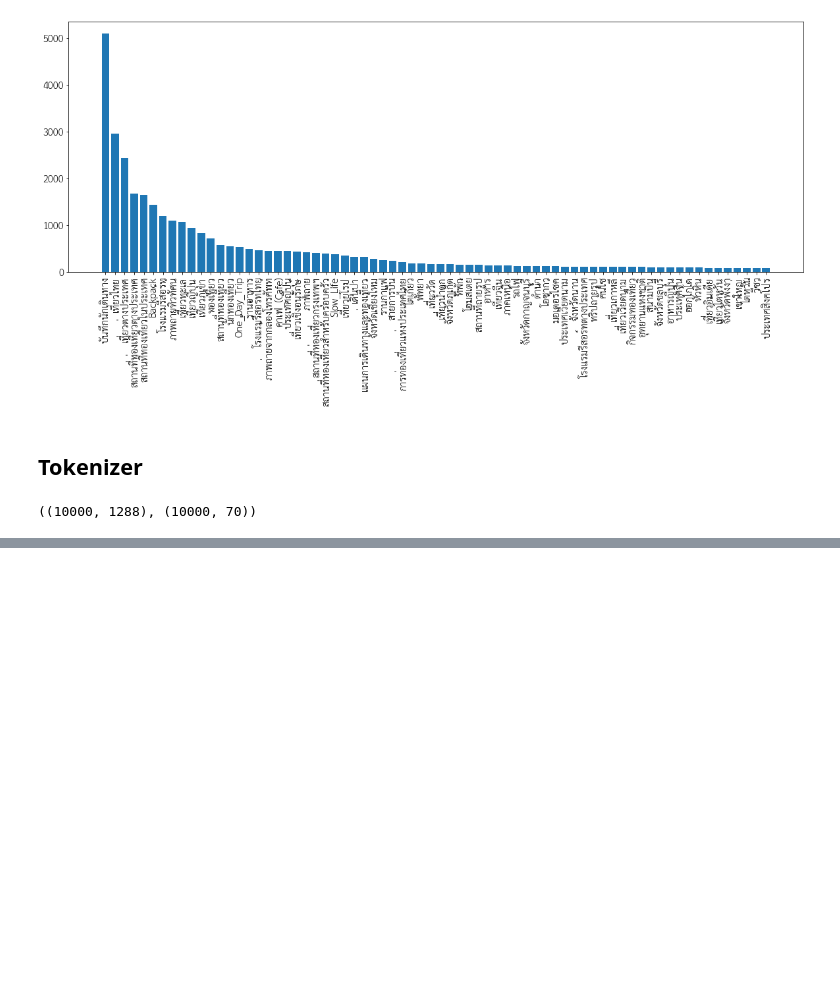
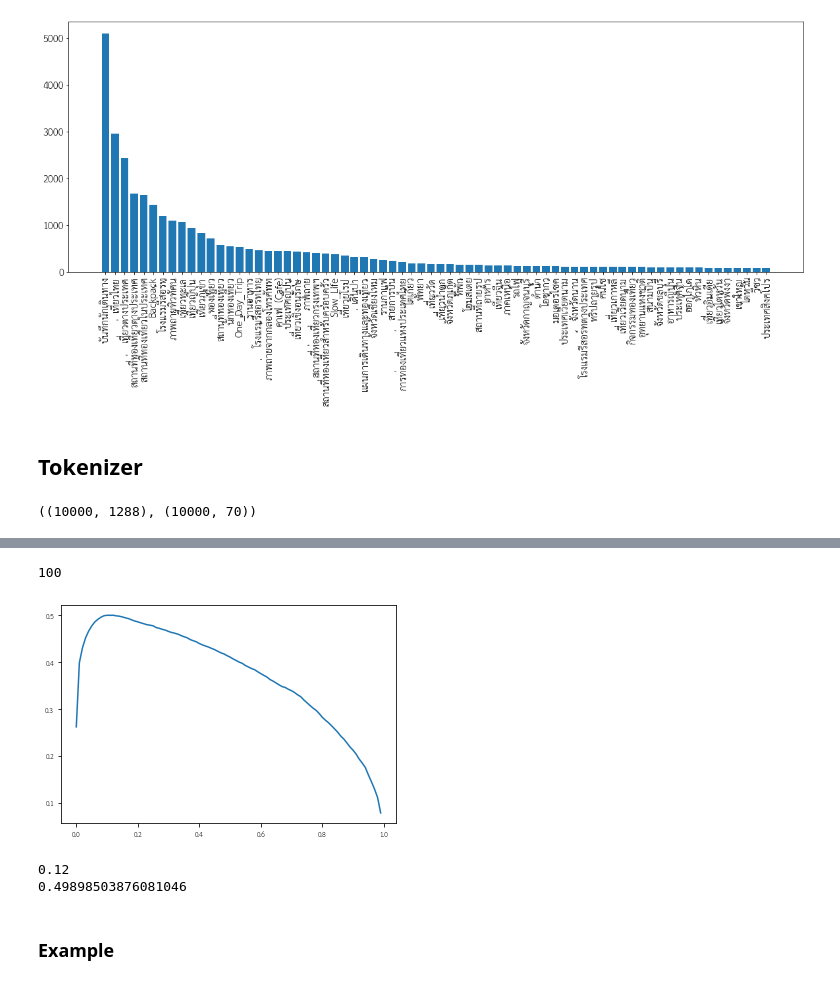
Before and after one commit to fcpty2/HashTag_Recommender, a Jupyter notebook: tag_recommender.ipynb, the cells around one changed output, grey strips where cells are left out. Cells and saved outputs as stored; diff of their text form; code cells hidden in the pictures; blank space fills up the shorter version.

```diff
--- a/tag_recommender.ipynb
+++ b/tag_recommender.ipynb
@@ -182,0 +245,6 @@ padded_content.shape, y.shape
+# %%
+history = model.fit(x_train, y_train,
+                    epochs=15,
+                    batch_size=128,
+                    validation_data=(x_val, y_val),
+                    callbacks=callbacks)
@@ -182,0 +271,2 @@ padded_content.shape, y.shape
+# %%
+preds = model.predict(x_test)
@@ -182,0 +291,29 @@ padded_content.shape, y.shape
+# %%
+from sklearn.metrics import f1_score
+
+threshold = [i*0.01 for i in range(100)]
+f1_score_list = []
+for t in threshold:
+  preds_int = (preds >= t).astype(int)
+  f1_score_list.append(f1_score(y_test, preds_int, average="weighted"))
+# %%
+len(threshold)
+len(f1_score_list)
+# %% [output]
+100
+# %%
+import matplotlib.pyplot as plt
+plt.plot(threshold, f1_score_list)
+plt.show()
+# %% [output]
+[figure, added]
+# %%
+# max(f1_score_list)
+opt_threshold = threshold[f1_score_list.index(max(f1_score_list))]
+print(opt_threshold)
+print(max(f1_score_list))
+# %% [output]
+0.12
+0.49898503876081046
+# %% [markdown]
+### Example
```
Also changed, not shown: parts of 13 cells of this notebook.
